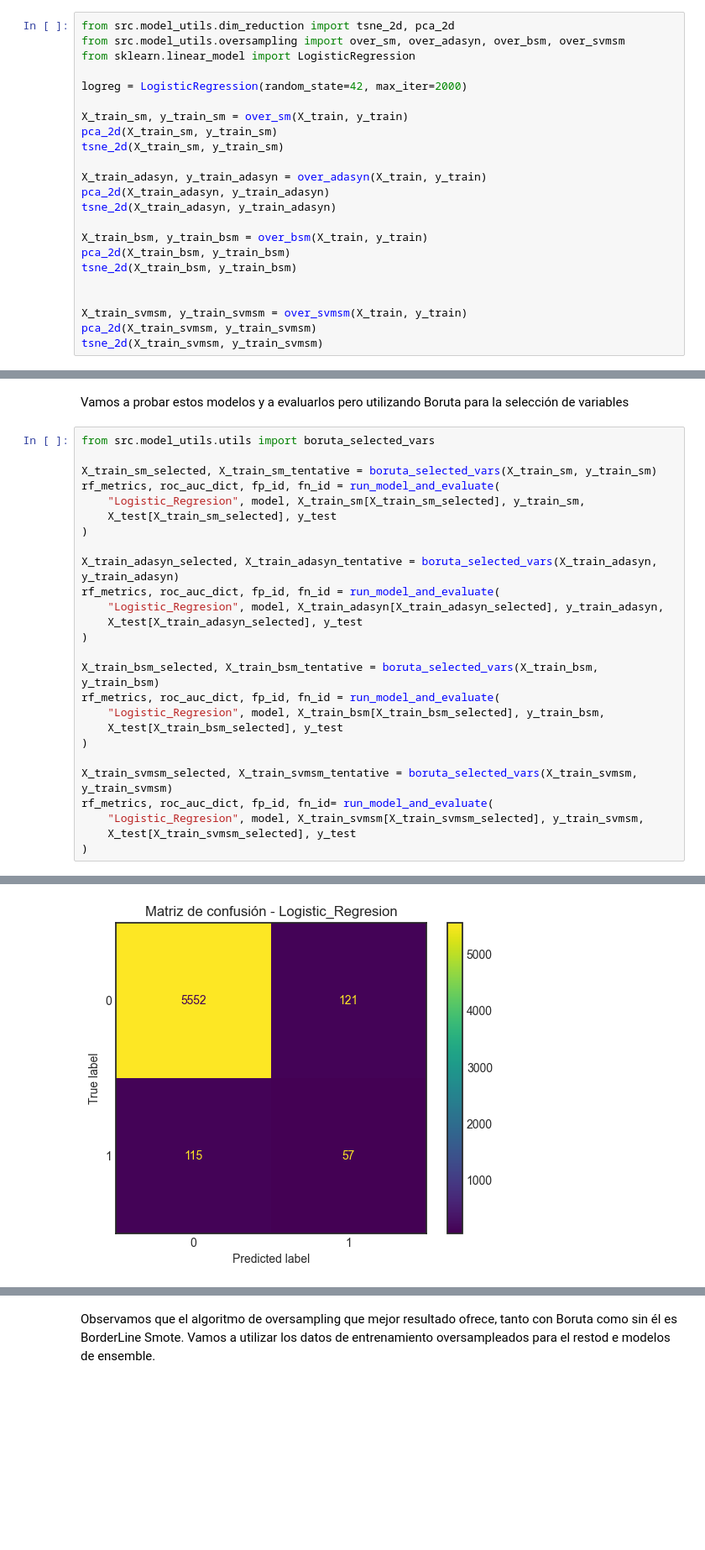
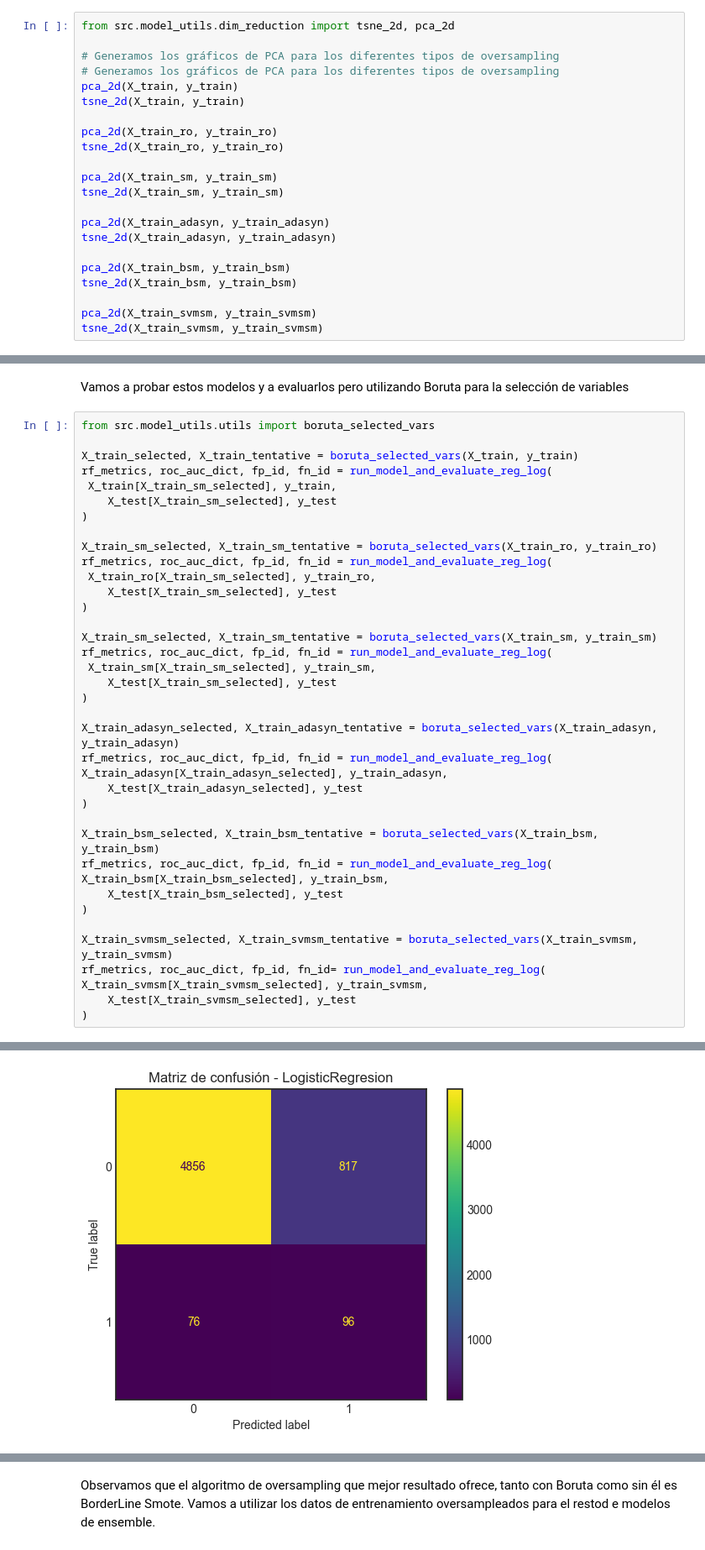
Before and after one commit to jenrari/lapse_prediction_models, a Jupyter notebook: notebooks/Model_analisys.ipynb, the cells around one changed output, grey strips where cells are left out. Shown at 84% size. Cells and saved outputs as stored; diff of their text form; blank space fills up the shorter version.

```diff
--- a/notebooks/Model_analisys.ipynb
+++ b/notebooks/Model_analisys.ipynb
@@ -49,24 +47,23 @@ X_train_svmsm, y_train_svmsm = over_svmsm(X_train, y_train)
 # %%
 from src.model_utils.dim_reduction import tsne_2d, pca_2d
-from src.model_utils.oversampling import over_sm, over_adasyn, over_bsm, over_svmsm
-from sklearn.linear_model import LogisticRegression
 
-logreg = LogisticRegression(random_state=42, max_iter=2000)
+# Generamos los gráficos de PCA para los diferentes tipos de oversampling
+# Generamos los gráficos de PCA para los diferentes tipos de oversampling
+pca_2d(X_train, y_train)
+tsne_2d(X_train, y_train)
 
-X_train_sm, y_train_sm = over_sm(X_train, y_train)
+pca_2d(X_train_ro, y_train_ro)
+tsne_2d(X_train_ro, y_train_ro)
+
 pca_2d(X_train_sm, y_train_sm)
 tsne_2d(X_train_sm, y_train_sm)
 
-X_train_adasyn, y_train_adasyn = over_adasyn(X_train, y_train)
 pca_2d(X_train_adasyn, y_train_adasyn)
 tsne_2d(X_train_adasyn, y_train_adasyn)
 
-X_train_bsm, y_train_bsm = over_bsm(X_train, y_train)
 pca_2d(X_train_bsm, y_train_bsm)
 tsne_2d(X_train_bsm, y_train_bsm)
 
-
-X_train_svmsm, y_train_svmsm = over_svmsm(X_train, y_train)
 pca_2d(X_train_svmsm, y_train_svmsm)
 tsne_2d(X_train_svmsm, y_train_svmsm)
 # %% [output]
@@ -294,27 +615,39 @@ Vamos a probar estos modelos y a evaluarlos pero utilizando Boruta para la selec
 # %%
 from src.model_utils.utils import boruta_selected_vars
 
+X_train_selected, X_train_tentative = boruta_selected_vars(X_train, y_train)
+rf_metrics, roc_auc_dict, fp_id, fn_id = run_model_and_evaluate_reg_log(
+ X_train[X_train_sm_selected], y_train,
+    X_test[X_train_sm_selected], y_test
+)
+
+X_train_sm_selected, X_train_sm_tentative = boruta_selected_vars(X_train_ro, y_train_ro)
+rf_metrics, roc_auc_dict, fp_id, fn_id = run_model_and_evaluate_reg_log(
+ X_train_ro[X_train_sm_selected], y_train_ro,
+    X_test[X_train_sm_selected], y_test
+)
+
 X_train_sm_selected, X_train_sm_tentative = boruta_selected_vars(X_train_sm, y_train_sm)
-rf_metrics, roc_auc_dict, fp_id, fn_id = run_model_and_evaluate(
-    "Logistic_Regresion", model, X_train_sm[X_train_sm_selected], y_train_sm,
+rf_metrics, roc_auc_dict, fp_id, fn_id = run_model_and_evaluate_reg_log(
+ X_train_sm[X_train_sm_selected], y_train_sm,
     X_test[X_train_sm_selected], y_test
 )
 
 X_train_adasyn_selected, X_train_adasyn_tentative = boruta_selected_vars(X_train_adasyn, y_train_adasyn)
-rf_metrics, roc_auc_dict, fp_id, fn_id = run_model_and_evaluate(
-    "Logistic_Regresion", model, X_train_adasyn[X_train_adasyn_selected], y_train_adasyn,
+rf_metrics, roc_auc_dict, fp_id, fn_id = run_model_and_evaluate_reg_log(
+X_train_adasyn[X_train_adasyn_selected], y_train_adasyn,
     X_test[X_train_adasyn_selected], y_test
 )
 
 X_train_bsm_selected, X_train_bsm_tentative = boruta_selected_vars(X_train_bsm, y_train_bsm)
-rf_metrics, roc_auc_dict, fp_id, fn_id = run_model_and_evaluate(
-    "Logistic_Regresion", model, X_train_bsm[X_train_bsm_selected], y_train_bsm,
+rf_metrics, roc_auc_dict, fp_id, fn_id = run_model_and_evaluate_reg_log(
+X_train_bsm[X_train_bsm_selected], y_train_bsm,
     X_test[X_train_bsm_selected], y_test
 )
 
 X_train_svmsm_selected, X_train_svmsm_tentative = boruta_selected_vars(X_train_svmsm, y_train_svmsm)
-rf_metrics, roc_auc_dict, fp_id, fn_id= run_model_and_evaluate(
-    "Logistic_Regresion", model, X_train_svmsm[X_train_svmsm_selected], y_train_svmsm,
+rf_metrics, roc_auc_dict, fp_id, fn_id= run_model_and_evaluate_reg_log(
+X_train_svmsm[X_train_svmsm_selected], y_train_svmsm,
     X_test[X_train_svmsm_selected], y_test
 )
 # %% [output]
@@ -392 +740 @@ Generando matriz de confusión para Logistic_Regresion:
-[figure, old version]
+[figure, new version]
```
Also changed, not shown: parts of 9 cells of this notebook, 5 other files.
